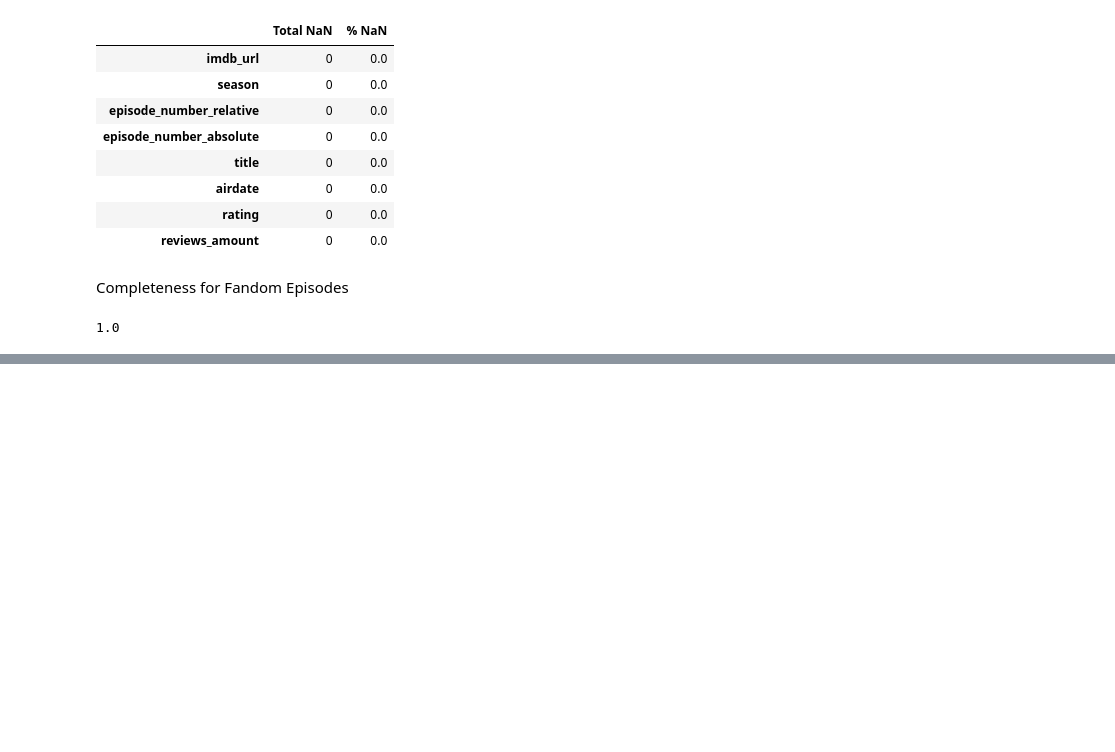
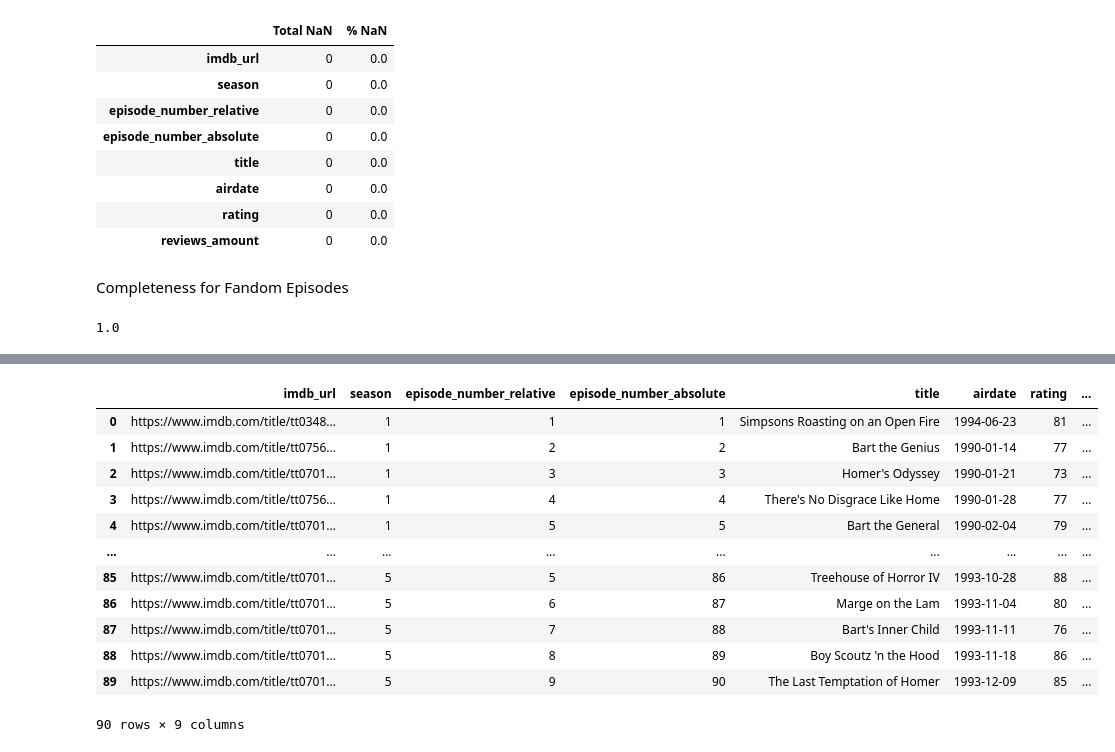
Before and after one commit to JuliaTsymbal/Data_Management_Project, a Jupyter notebook: raw_data_quality.ipynb, the cells around one changed output, grey strips where cells are left out. Cells and saved outputs as stored; diff of their text form; code cells hidden in the pictures; blank space fills up the shorter version.

```diff
--- a/raw_data_quality.ipynb
+++ b/raw_data_quality.ipynb
@@ -51,0 +116,2 @@ print(completezza_tab)
+# %%
+imdb_modi = data.copy()
@@ -51,0 +177,16 @@ print(completezza_tab)
+# %%
+imdb_modi.head(90)
+# %% [output]
+|  | imdb_url | season | episode_number_relative | episode_number_absolute | title | airdate | rating | ... |
+| 0 | https://www.imdb.com/title/tt0348... | 1 | 1 | 1 | Simpsons Roasting on an Open Fire | 1994-06-23 | 81 | ... |
+| 1 | https://www.imdb.com/title/tt0756... | 1 | 2 | 2 | Bart the Genius | 1990-01-14 | 77 | ... |
+| 2 | https://www.imdb.com/title/tt0701... | 1 | 3 | 3 | Homer's Odyssey | 1990-01-21 | 73 | ... |
+| 3 | https://www.imdb.com/title/tt0756... | 1 | 4 | 4 | There's No Disgrace Like Home | 1990-01-28 | 77 | ... |
+| 4 | https://www.imdb.com/title/tt0701... | 1 | 5 | 5 | Bart the General | 1990-02-04 | 79 | ... |
+| ... | ... | ... | ... | ... | ... | ... | ... | ... |
+| 85 | https://www.imdb.com/title/tt0701... | 5 | 5 | 86 | Treehouse of Horror IV | 1993-10-28 | 88 | ... |
+| 86 | https://www.imdb.com/title/tt0701... | 5 | 6 | 87 | Marge on the Lam | 1993-11-04 | 80 | ... |
+| 87 | https://www.imdb.com/title/tt0701... | 5 | 7 | 88 | Bart's Inner Child | 1993-11-11 | 76 | ... |
+| 88 | https://www.imdb.com/title/tt0701... | 5 | 8 | 89 | Boy Scoutz 'n the Hood | 1993-11-18 | 86 | ... |
+| 89 | https://www.imdb.com/title/tt0701... | 5 | 9 | 90 | The Last Temptation of Homer | 1993-12-09 | 85 | ... |
+90 rows × 9 columns
```
Also changed, not shown: parts of 14 cells of this notebook, 2 other files.
